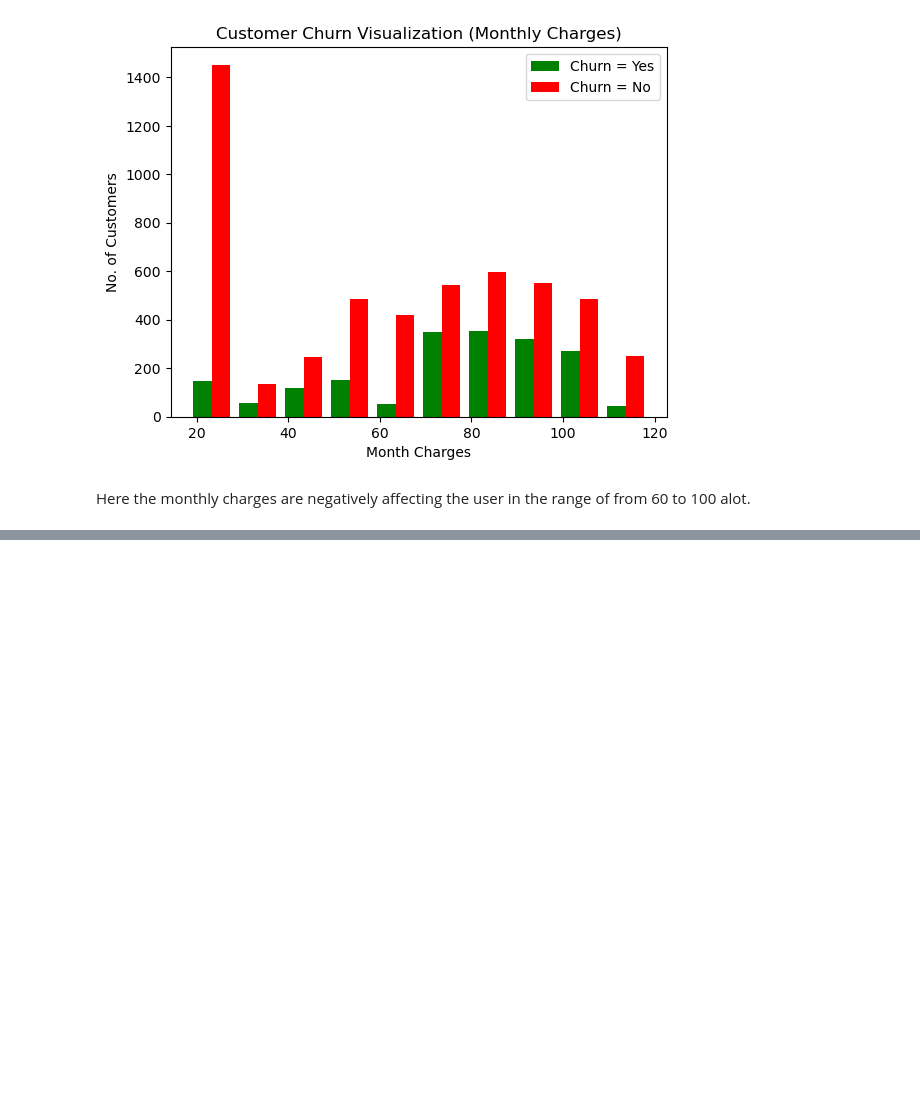
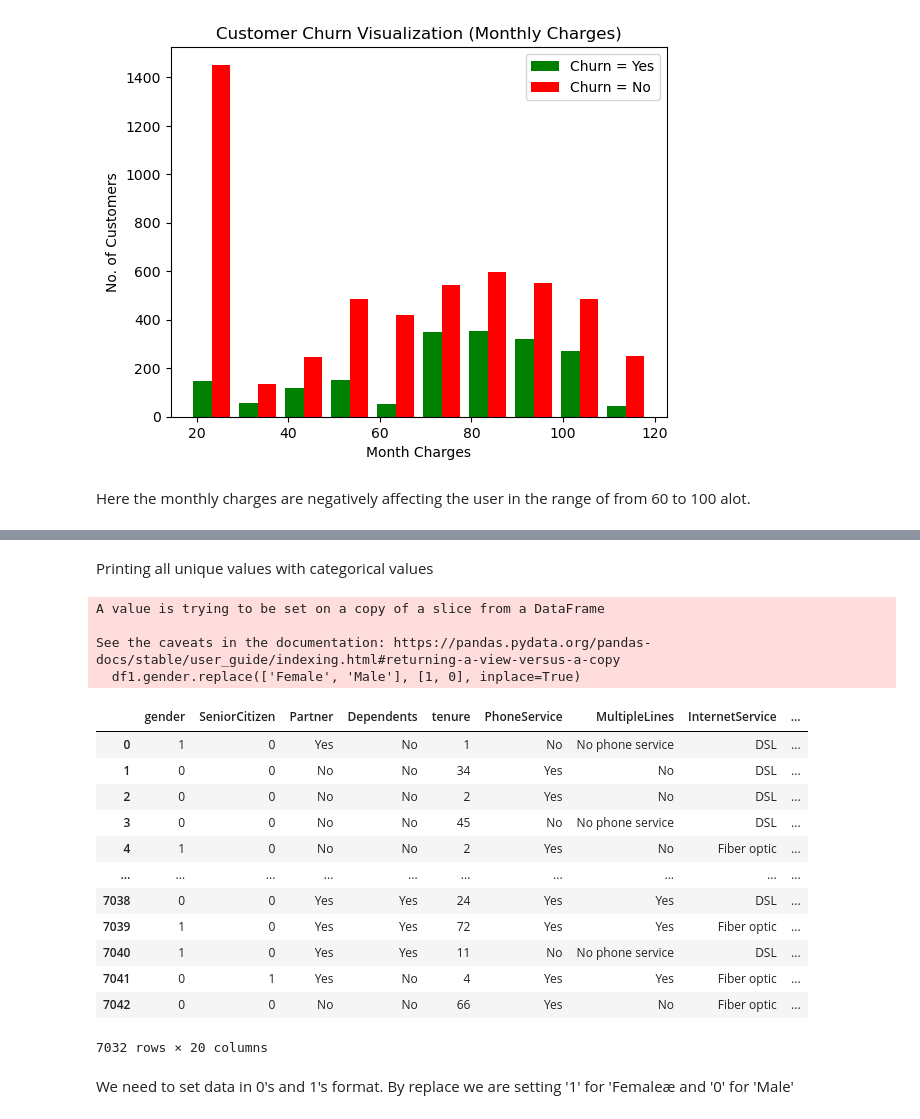
Before and after one commit to Ajinkya213/churn-prediction-ANN, a Jupyter notebook: churn-prediction-ANN.ipynb, the cells around one changed output, grey strips where cells are left out. Drawn from its saved outputs; the diff is of its cells as text; code cells hidden in the pictures; blank space fills up the shorter version.

Commit message:
Label encoding done
Cleaned the data for ML

```diff
--- a/churn-prediction-ANN.ipynb
+++ b/churn-prediction-ANN.ipynb
@@ -174,0 +220,27 @@ Here the monthly charges are negatively affecting the user in the range of from
+# %% [markdown]
+Printing all unique values with categorical values
+# %%
+df1.gender.replace(['Female', 'Male'], [1, 0], inplace=True)
+# %% [output]
+A value is trying to be set on a copy of a slice from a DataFrame
+
+See the caveats in the documentation: https://pandas.pydata.org/pandas-docs/stable/user_guide/indexing.html#returning-a-view-versus-a-copy
+  df1.gender.replace(['Female', 'Male'], [1, 0], inplace=True)
+# %%
+df1
+# %% [output]
+|  | gender | SeniorCitizen | Partner | Dependents | tenure | PhoneService | MultipleLines | InternetService | ... |
+| 0 | 1 | 0 | Yes | No | 1 | No | No phone service | DSL | ... |
+| 1 | 0 | 0 | No | No | 34 | Yes | No | DSL | ... |
+| 2 | 0 | 0 | No | No | 2 | Yes | No | DSL | ... |
+| 3 | 0 | 0 | No | No | 45 | No | No phone service | DSL | ... |
+| 4 | 1 | 0 | No | No | 2 | Yes | No | Fiber optic | ... |
+| ... | ... | ... | ... | ... | ... | ... | ... | ... | ... |
+| 7038 | 0 | 0 | Yes | Yes | 24 | Yes | Yes | DSL | ... |
+| 7039 | 1 | 0 | Yes | Yes | 72 | Yes | Yes | Fiber optic | ... |
+| 7040 | 1 | 0 | Yes | Yes | 11 | No | No phone service | DSL | ... |
+| 7041 | 0 | 1 | Yes | No | 4 | Yes | Yes | Fiber optic | ... |
+| 7042 | 0 | 0 | No | No | 66 | Yes | No | Fiber optic | ... |
+7032 rows × 20 columns
+# %% [markdown]
+We need to set data in 0's and 1's format. By replace we are setting '1' for 'Femaleæ and '0' for 'Male'
```
Also changed, not shown: parts of 19 cells of this notebook.
